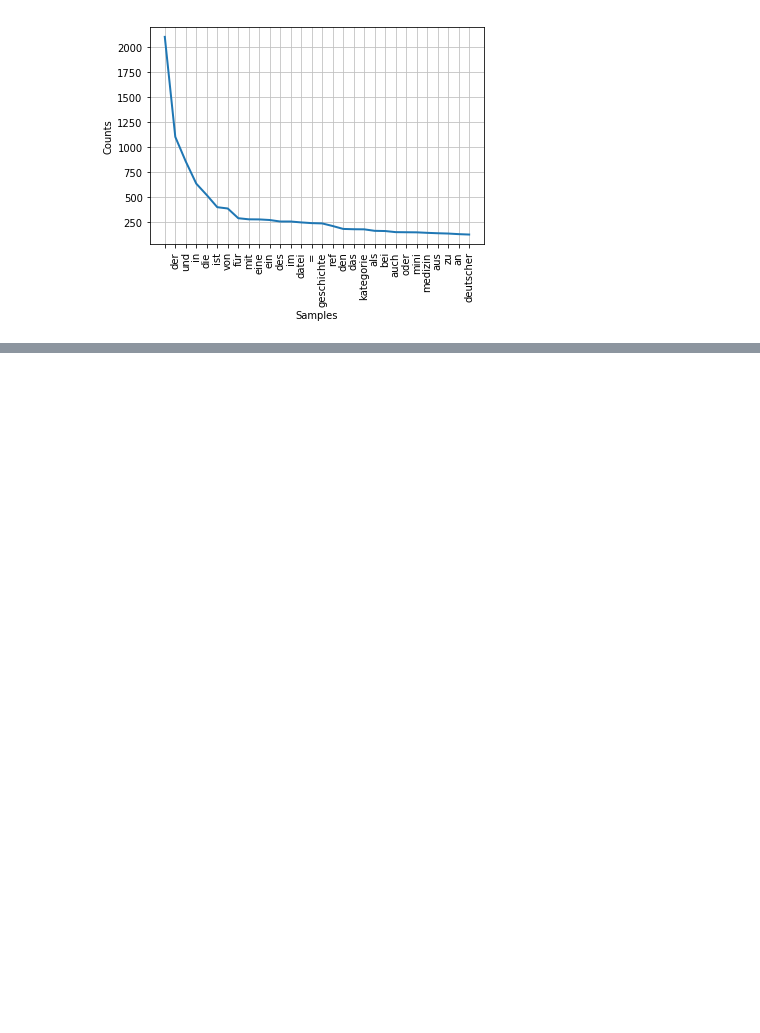
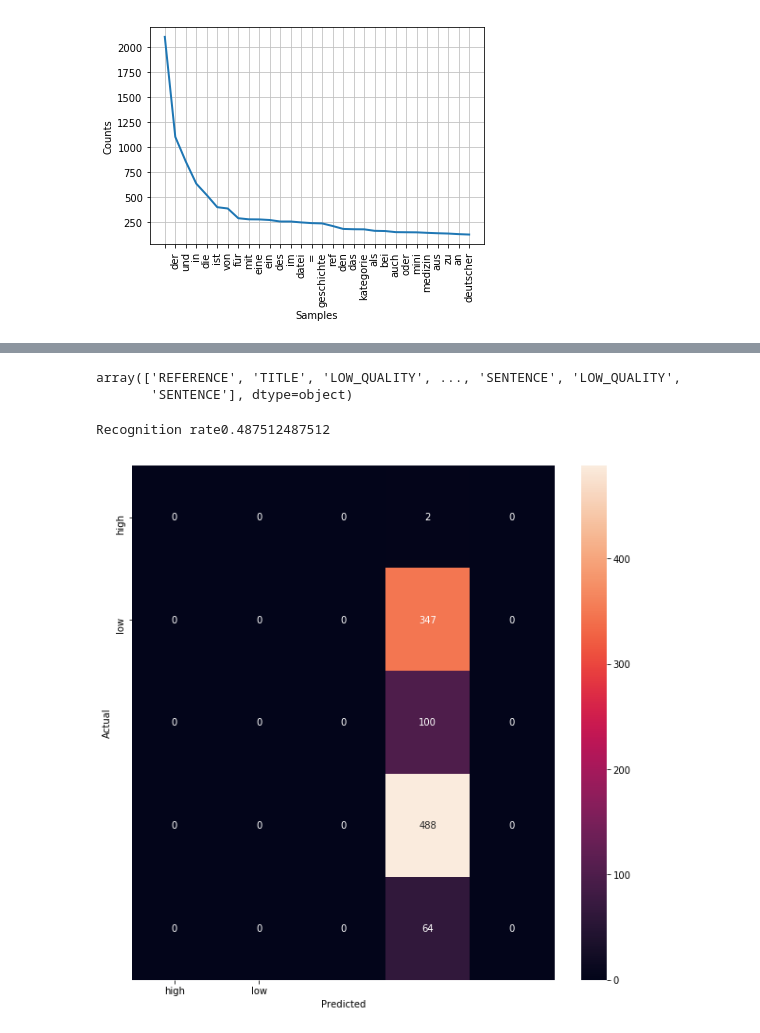
Before and after one commit to eonum/medtextcollector, a Jupyter notebook: sentence_quality_classifier.ipynb, the cells around one changed output, grey strips where cells are left out. Saved outputs shown, nothing was run; the diff lists cells and outputs as text; code cells hidden in the pictures; blank space fills up the shorter version.

Commit message:
Full model pipeline including evaluation.
Though no meaningful results yet.

```diff
--- a/sentence_quality_classifier.ipynb
+++ b/sentence_quality_classifier.ipynb
@@ -123,0 +128,44 @@ data.head()
+# %%
+# fit a model
+
+from sklearn.model_selection import train_test_split
+from sklearn.feature_extraction.text import CountVectorizer
+from sklearn.feature_extraction.text import TfidfTransformer
+from sklearn.naive_bayes import MultinomialNB
+
+X_train, X_test, y_train, y_test = train_test_split(np.array([e[0] for e in data['input']]), data['label'], random_state = 0)
+
+# count_vect = CountVectorizer()
+# X_train_counts = count_vect.fit_transform(X_train)
+# tfidf_transformer = TfidfTransformer()
+# X_train_tfidf = tfidf_transformer.fit_transform(X_train_counts)
+
+model = MultinomialNB().fit(X_train, y_train)
+# %%
+data.label.values
+# %% [output]
+array(['REFERENCE', 'TITLE', 'LOW_QUALITY', ..., 'SENTENCE', 'LOW_QUALITY',
+       'SENTENCE'], dtype=object)
+# %%
+# model evaluation
+
+y_pred = model.predict(X_test)
+from sklearn.metrics import confusion_matrix
+from sklearn.metrics import accuracy_score
+
+print("Recognition rate: " + str(accuracy_score(y_test, y_pred)))
+
+conf_mat = confusion_matrix(y_test, y_pred)
+
+import matplotlib.pyplot as plt
+import seaborn as sns
+
+fig, ax = plt.subplots(figsize=(10,10))
+sns.heatmap(conf_mat, annot=True, fmt='d',
+            xticklabels=classes, yticklabels=classes)
+plt.ylabel('Actual')
+plt.xlabel('Predicted')
+plt.show()
+# %% [output]
+Recognition rate0.487512487512
+[figure, added]
```
Also changed, not shown: parts of 2 cells of this notebook.
